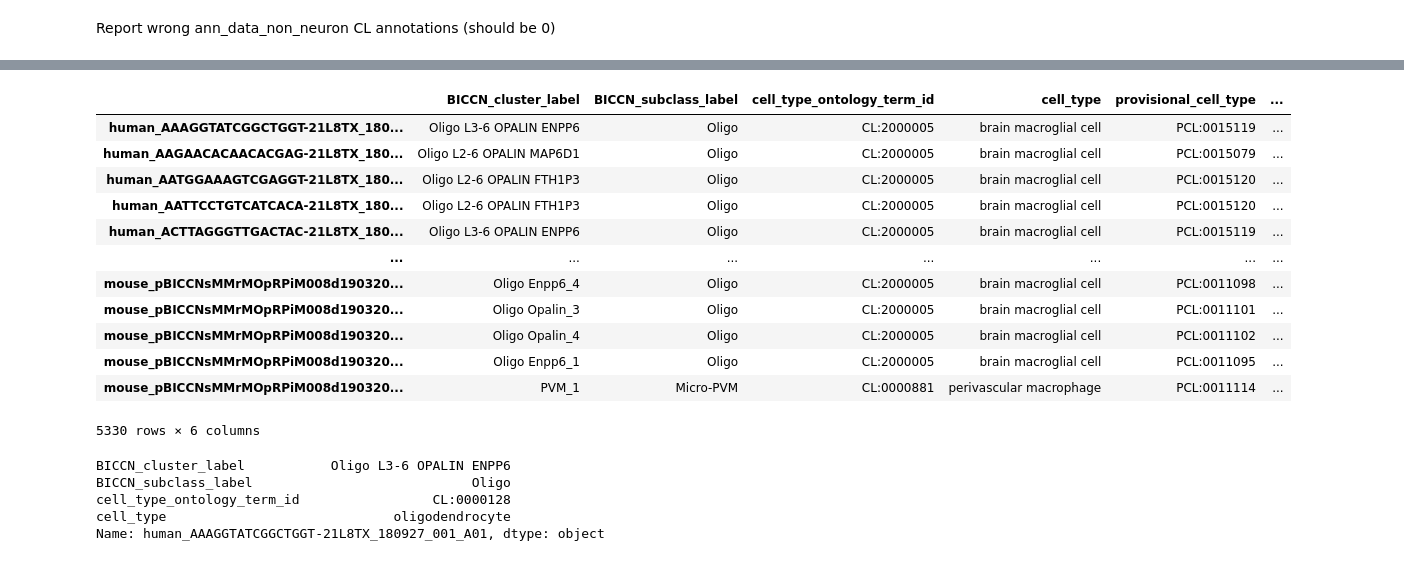
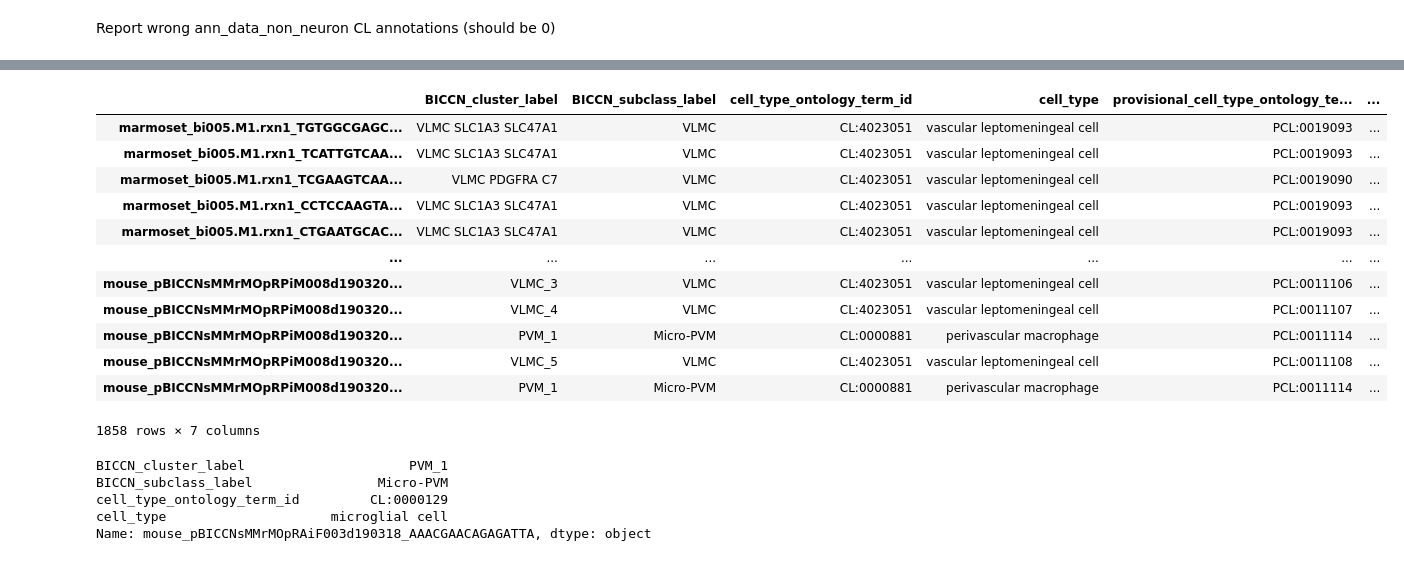
Before and after one commit to hkir-dev/h5ad-annotation, a Jupyter notebook: BDSO-multi-species-correlation.ipynb, the cells around one changed output, grey strips where cells are left out. Cells and saved outputs as stored; diff of their text form; code cells hidden in the pictures.

Commit message:
fix oligodendrocytes annotations

```diff
--- a/BDSO-multi-species-correlation.ipynb
+++ b/BDSO-multi-species-correlation.ipynb
@@ -414,6 +418,7 @@ def add_ontology_annotations(row):
     cl_label = row.cell_type
     pcl_id = ""
     pcl_label = ""
+    pcl_symbol = ""
     # search barcode in the inverse table and get related accession_ids (0 or 1 result)
     if row.name in accession_to_sample.index:
         samples = accession_to_sample.loc[row.name]
@@ -424,6 +429,7 @@ def add_ontology_annotations(row):
             cl_label = str(pcl_mapping[accession_id]["cl_label"]).strip()
             pcl_id = str(pcl_mapping[accession_id]["pcl_id"]).replace("http://purl.obolibrary.org/obo/PCL_", "PCL:")
             pcl_label = str(pcl_mapping[accession_id]["pcl_label"]).strip()
-    return cl_id, cl_label, pcl_id, pcl_label
+            pcl_symbol = str(pcl_mapping[accession_id]["pcl_symbol"]).strip()
+    return cl_id, cl_label, pcl_id, pcl_label, pcl_symbol
 # %%
 annotations = ann_data_excitory.obs.apply(lambda row: add_ontology_annotations(row), axis=1, result_type="expand")
@@ -456,6 +462,6 @@ ann_data_inhibitory.obs.head(5)
 # %%
 annotations = ann_data_non_neuron.obs.apply(lambda row: add_ontology_annotations(row), axis=1, result_type="expand")
-ann_data_non_neuron.obs[["cell_type_ontology_term_id", "cell_type", "provisional_cell_type", "provisional"]] = annotations
+ann_data_non_neuron.obs[["cell_type_ontology_term_id", "cell_type", "provisional_cell_type_ontology_term_id", "provisional_cell_type_name", "provisional_cell_type"]] = annotations
 ad.AnnData.write_h5ad(ann_data_non_neuron, "h5ad-out/evolution-of-cellular-diversity-non-neurons-cellxgene.h5ad", compression="gzip")
 
 ann_data_non_neuron.obs.head(5)
@@ -573,24 +579,24 @@ wrong_alignments.head(5)
 # %%
-wrong_alignments[["BICCN_cluster_label", "BICCN_subclass_label", "cell_type_ontology_term_id", "cell_type", "provisional_cell_type", "provisional"]]
+wrong_alignments[["BICCN_cluster_label", "BICCN_subclass_label", "cell_type_ontology_term_id", "cell_type", "provisional_cell_type_ontology_term_id", "provisional_cell_type_name", "provisional_cell_type"]]
 # %% [output]
-|  | BICCN_cluster_label | BICCN_subclass_label | cell_type_ontology_term_id | cell_type | provisional_cell_type | ... |
-| human_AAAGGTATCGGCTGGT-21L8TX_180... | Oligo L3-6 OPALIN ENPP6 | Oligo | CL:2000005 | brain macroglial cell | PCL:0015119 | ... |
-| human_AAGAACACAACACGAG-21L8TX_180... | Oligo L2-6 OPALIN MAP6D1 | Oligo | CL:2000005 | brain macroglial cell | PCL:0015079 | ... |
-| human_AATGGAAAGTCGAGGT-21L8TX_180... | Oligo L2-6 OPALIN FTH1P3 | Oligo | CL:2000005 | brain macroglial cell | PCL:0015120 | ... |
-| human_AATTCCTGTCATCACA-21L8TX_180... | Oligo L2-6 OPALIN FTH1P3 | Oligo | CL:2000005 | brain macroglial cell | PCL:0015120 | ... |
-| human_ACTTAGGGTTGACTAC-21L8TX_180... | Oligo L3-6 OPALIN ENPP6 | Oligo | CL:2000005 | brain macroglial cell | PCL:0015119 | ... |
+|  | BICCN_cluster_label | BICCN_subclass_label | cell_type_ontology_term_id | cell_type | provisional_cell_type_ontology_te... | ... |
+| marmoset_bi005.M1.rxn1_TGTGGCGAGC... | VLMC SLC1A3 SLC47A1 | VLMC | CL:4023051 | vascular leptomeningeal cell | PCL:0019093 | ... |
+| marmoset_bi005.M1.rxn1_TCATTGTCAA... | VLMC SLC1A3 SLC47A1 | VLMC | CL:4023051 | vascular leptomeningeal cell | PCL:0019093 | ... |
+| marmoset_bi005.M1.rxn1_TCGAAGTCAA... | VLMC PDGFRA C7 | VLMC | CL:4023051 | vascular leptomeningeal cell | PCL:0019090 | ... |
+| marmoset_bi005.M1.rxn1_CCTCCAAGTA... | VLMC SLC1A3 SLC47A1 | VLMC | CL:4023051 | vascular leptomeningeal cell | PCL:0019093 | ... |
+| marmoset_bi005.M1.rxn1_CTGAATGCAC... | VLMC SLC1A3 SLC47A1 | VLMC | CL:4023051 | vascular leptomeningeal cell | PCL:0019093 | ... |
 | ... | ... | ... | ... | ... | ... | ... |
-| mouse_pBICCNsMMrMOpRPiM008d190320... | Oligo Enpp6_4 | Oligo | CL:2000005 | brain macroglial cell | PCL:0011098 | ... |
-| mouse_pBICCNsMMrMOpRPiM008d190320... | Oligo Opalin_3 | Oligo | CL:2000005 | brain macroglial cell | PCL:0011101 | ... |
-| mouse_pBICCNsMMrMOpRPiM008d190320... | Oligo Opalin_4 | Oligo | CL:2000005 | brain macroglial cell | PCL:0011102 | ... |
-| mouse_pBICCNsMMrMOpRPiM008d190320... | Oligo Enpp6_1 | Oligo | CL:2000005 | brain macroglial cell | PCL:0011095 | ... |
+| mouse_pBICCNsMMrMOpRPiM008d190320... | VLMC_3 | VLMC | CL:4023051 | vascular leptomeningeal cell | PCL:0011106 | ... |
+| mouse_pBICCNsMMrMOpRPiM008d190320... | VLMC_4 | VLMC | CL:4023051 | vascular leptomeningeal cell | PCL:0011107 | ... |
 | mouse_pBICCNsMMrMOpRPiM008d190320... | PVM_1 | Micro-PVM | CL:0000881 | perivascular macrophage | PCL:0011114 | ... |
+| mouse_pBICCNsMMrMOpRPiM008d190320... | VLMC_5 | VLMC | CL:4023051 | vascular leptomeningeal cell | PCL:0011108 | ... |
+| mouse_pBICCNsMMrMOpRPiM008d190320... | PVM_1 | Micro-PVM | CL:0000881 | perivascular macrophage | PCL:0011114 | ... |
-5330 rows × 6 columns
+1858 rows × 7 columns
 # %%
-joined_obs.loc["human_AAAGGTATCGGCTGGT-21L8TX_180927_001_A01"][["BICCN_cluster_label", "BICCN_subclass_label", "cell_type_ontology_term_id", "cell_type"]]
+joined_obs.loc["mouse_pBICCNsMMrMOpRAiF003d190318_AAACGAACAGAGATTA"][["BICCN_cluster_label", "BICCN_subclass_label", "cell_type_ontology_term_id", "cell_type"]]
 # %% [output]
-BICCN_cluster_label           Oligo L3-6 OPALIN ENPP6
-BICCN_subclass_label                            Oligo
-cell_type_ontology_term_id                 CL:0000128
-cell_type                             oligodendrocyte
-Name: human_AAAGGTATCGGCTGGT-21L8TX_180927_001_A01, dtype: object
+BICCN_cluster_label                     PVM_1
+BICCN_subclass_label                Micro-PVM
+cell_type_ontology_term_id         CL:0000129
+cell_type                     microglial cell
+Name: mouse_pBICCNsMMrMOpRAiF003d190318_AAACGAACAGAGATTA, dtype: object
```
Also changed, not shown: parts of 13 cells of this notebook.
